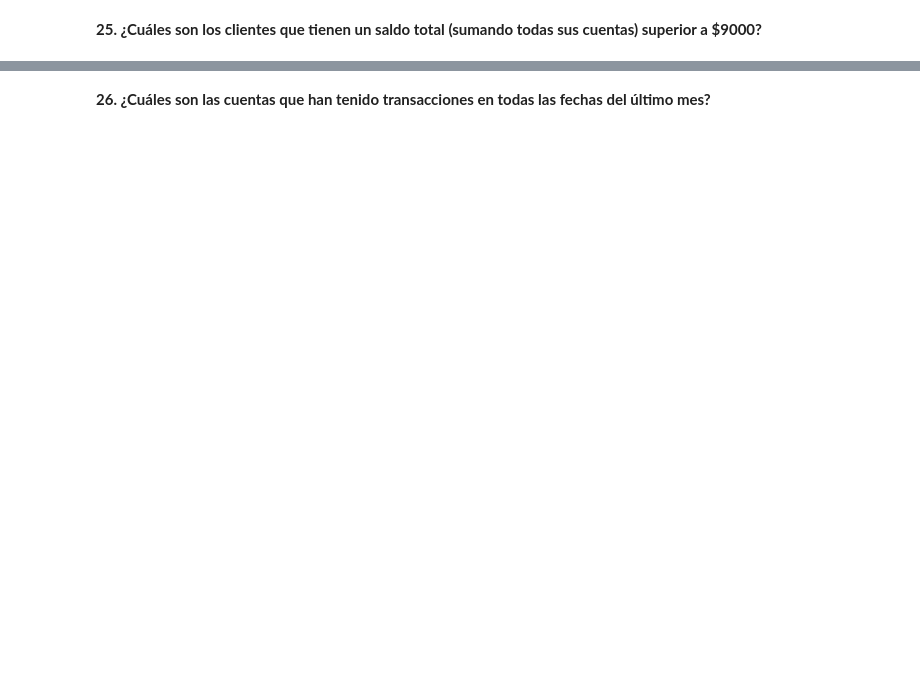
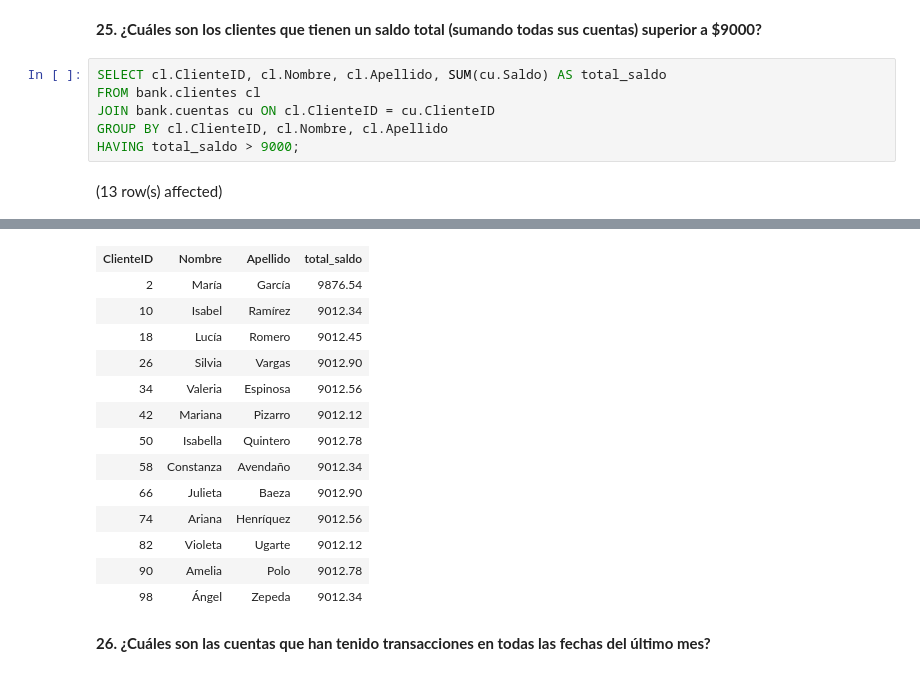
Before and after one commit to mizos0512/curso_sql, a Jupyter notebook: notebooks/Practica_Final_SQL.ipynb, the cells around one changed output, grey strips where cells are left out. Drawn from its saved outputs; the diff is of its cells as text; blank space fills up the shorter version.

```diff
--- a/notebooks/Practica_Final_SQL.ipynb
+++ b/notebooks/Practica_Final_SQL.ipynb
@@ -677,2 +752,10 @@ Se pone de referencia la fecha '2020-09-19'
 # %% [markdown]
 **25. ¿Cuáles son los clientes que tienen un saldo total (sumando todas sus cuentas) superior a $9000?**
+# %%
+SELECT cl.ClienteID, cl.Nombre, cl.Apellido, SUM(cu.Saldo) AS total_saldo
+FROM bank.clientes cl
+JOIN bank.cuentas cu ON cl.ClienteID = cu.ClienteID
+GROUP BY cl.ClienteID, cl.Nombre, cl.Apellido
+HAVING total_saldo > 9000;
+# %% [output]
+(13 row(s) affected)
@@ -679,2 +763,16 @@ Se pone de referencia la fecha '2020-09-19'
+| ClienteID | Nombre | Apellido | total_saldo |
+| 2 | María | García | 9876.54 |
+| 10 | Isabel | Ramírez | 9012.34 |
+| 18 | Lucía | Romero | 9012.45 |
+| 26 | Silvia | Vargas | 9012.90 |
+| 34 | Valeria | Espinosa | 9012.56 |
+| 42 | Mariana | Pizarro | 9012.12 |
+| 50 | Isabella | Quintero | 9012.78 |
+| 58 | Constanza | Avendaño | 9012.34 |
+| 66 | Julieta | Baeza | 9012.90 |
+| 74 | Ariana | Henríquez | 9012.56 |
+| 82 | Violeta | Ugarte | 9012.12 |
+| 90 | Amelia | Polo | 9012.78 |
+| 98 | Ángel | Zepeda | 9012.34 |
 # %% [markdown]
 **26. ¿Cuáles son las cuentas que han tenido transacciones en todas las fechas del último mes?**
```
Also changed, not shown: parts of 8 cells of this notebook.
